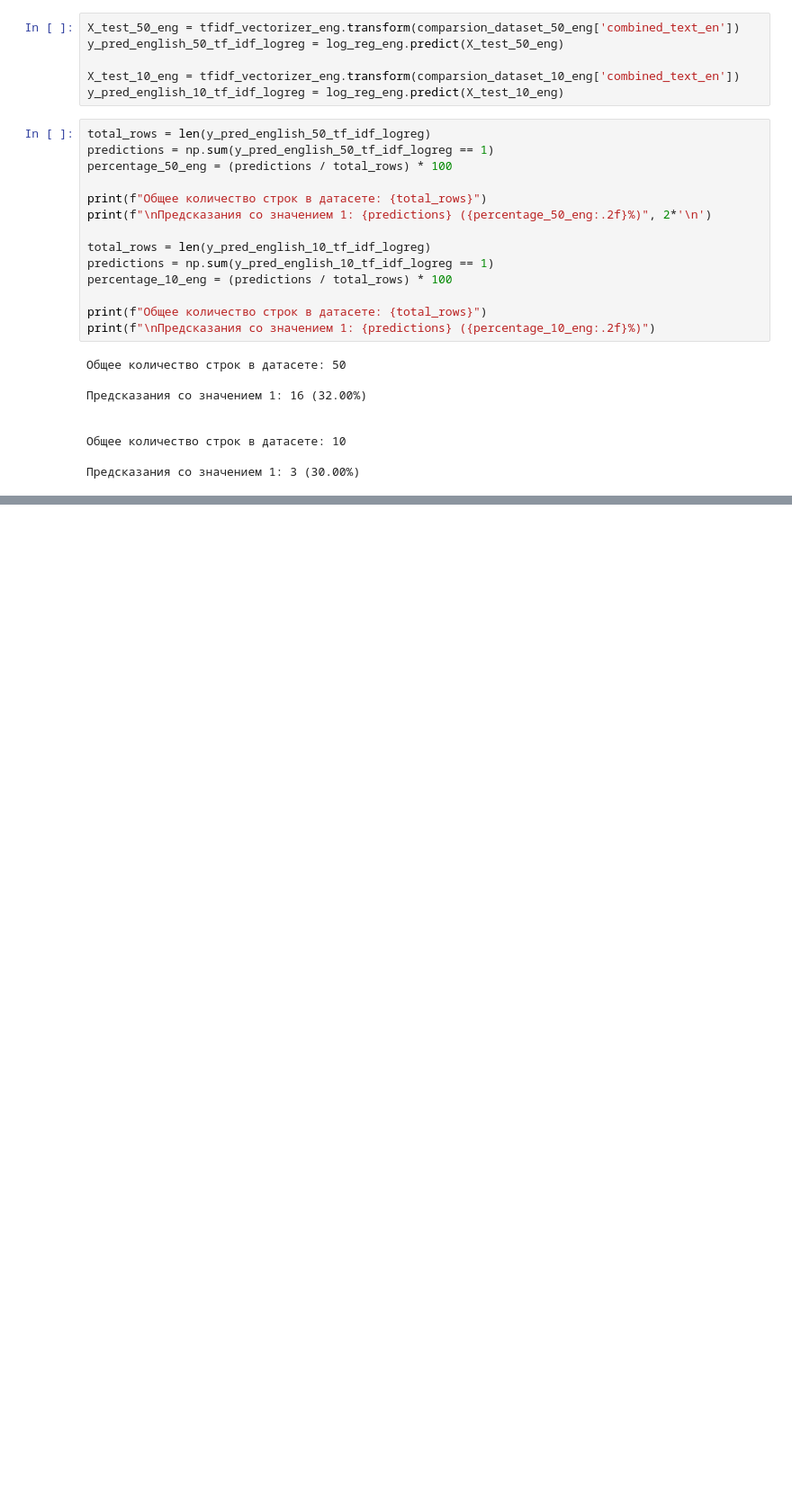
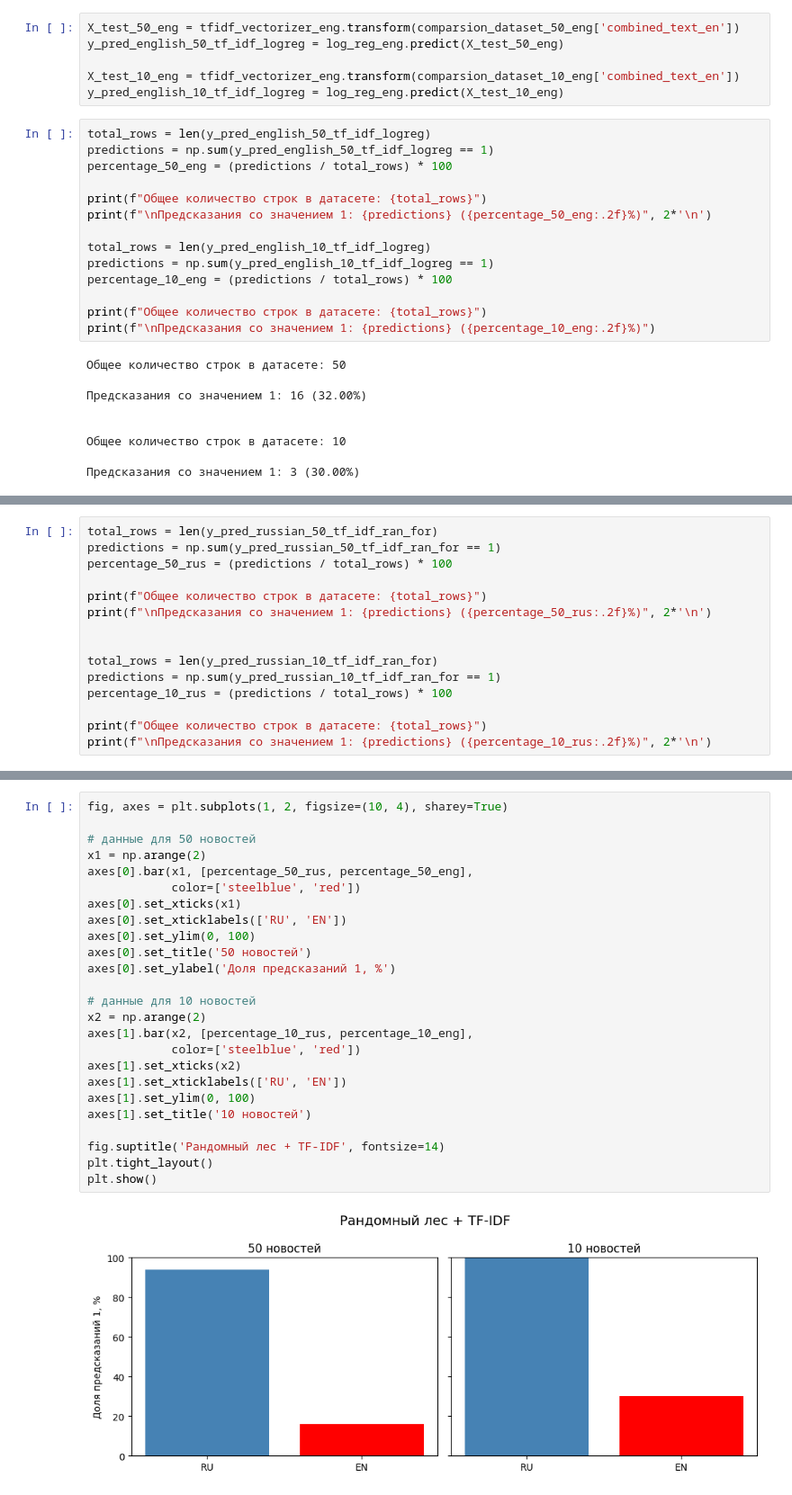
Before and after one commit to RafaelPozoyan/russian_fake_news_detector, a Jupyter notebook: approach_comparsion.ipynb, the cells around one changed output, grey strips where cells are left out. Shown: that part at 90% size. Cells and saved outputs as stored; diff of their text form; blank space fills up the shorter version.

```diff
--- a/approach_comparsion.ipynb
+++ b/approach_comparsion.ipynb
@@ -337,0 +375,15 @@ plt.show()
+# %%
+total_rows = len(y_pred_russian_50_tf_idf_ran_for)
+predictions = np.sum(y_pred_russian_50_tf_idf_ran_for == 1)
+percentage_50_rus = (predictions / total_rows) * 100
+
+print(f"Общее количество строк в датасете: {total_rows}")
+print(f"\nПредсказания со значением 1: {predictions} ({percentage_50_rus:.2f}%)", 2*'\n')
+
+
+total_rows = len(y_pred_russian_10_tf_idf_ran_for)
+predictions = np.sum(y_pred_russian_10_tf_idf_ran_for == 1)
+percentage_10_rus = (predictions / total_rows) * 100
+
+print(f"Общее количество строк в датасете: {total_rows}")
+print(f"\nПредсказания со значением 1: {predictions} ({percentage_10_rus:.2f}%)", 2*'\n')
@@ -337,0 +399,27 @@ plt.show()
+# %%
+fig, axes = plt.subplots(1, 2, figsize=(10, 4), sharey=True)
+
+# данные для 50 новостей
+x1 = np.arange(2)
+axes[0].bar(x1, [percentage_50_rus, percentage_50_eng],
+            color=['steelblue', 'red'])
+axes[0].set_xticks(x1)
+axes[0].set_xticklabels(['RU', 'EN'])
+axes[0].set_ylim(0, 100)
+axes[0].set_title('50 новостей')
+axes[0].set_ylabel('Доля предсказаний 1, %')
+
+# данные для 10 новостей
+x2 = np.arange(2)
+axes[1].bar(x2, [percentage_10_rus, percentage_10_eng],
+            color=['steelblue', 'red'])
+axes[1].set_xticks(x2)
+axes[1].set_xticklabels(['RU', 'EN'])
+axes[1].set_ylim(0, 100)
+axes[1].set_title('10 новостей')
+
+fig.suptitle('Рандомный лес + TF-IDF', fontsize=14)
+plt.tight_layout()
+plt.show()
+# %% [output]
+[figure, added]
```
Also changed, not shown: parts of 12 cells of this notebook.
